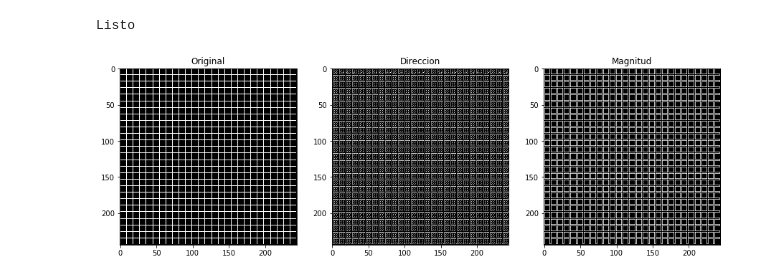
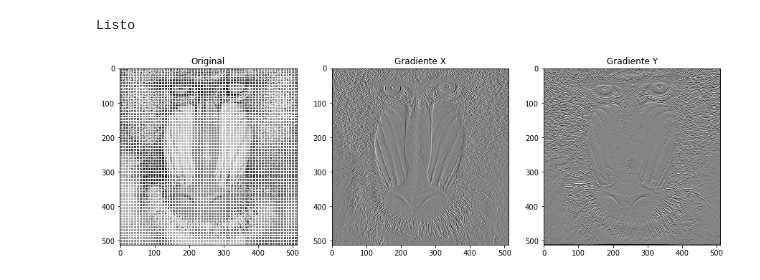
Before and after one commit to seradiazpin/MachineVisionUnal, a Jupyter notebook: Tarea11/Tarea11.ipynb, the cells around one changed output. Cells and saved outputs as stored; diff of their text form; code cells hidden in the pictures.

```diff
--- a/Tarea11/Tarea11.ipynb
+++ b/Tarea11/Tarea11.ipynb
@@ -23,40 +44,33 @@ from IPython.display import Image
 import numpy as np
 from matplotlib import pyplot as plt
 from __future__ import division
-img = cv2.imread('Fig/face.png',0)
-
+from numpy import linalg as LA
+img = cv2.imread('Fig/baboon.png',0)
+img_grid = np.zeros_like(img);
 
 print "Listo"
 # %% [output]
 Listo
 # %%
-def divide_img(img,r):
-    w,h = img.shape
-    sec = []
-    for i in range(0,w-1,r):
-        for j in range(0,h-1,r):
-            img[j, i:i+r]= 255
-            img[j:j+r, i] = 255
-            sec.append(img[j:j+r, i:i+r])
-    return sec
-img_sec = divide_img(img,9)
-
-
-img = np.float32(img) / 255.0
-"""
-plt.figure(1,figsize=(15,5))
-for i in range(len(img_sec)):
-    plt.subplot(191+i), plt.imshow(img_sec[i], cmap=plt.cm.gray), plt.title('Original'+str(i))
-plt.show()
-"""
+img_grid = np.zeros_like(img);
 gx = cv2.Sobel(img, cv2.CV_32F, 1, 0, ksize=1)
 gy = cv2.Sobel(img, cv2.CV_32F, 0, 1, ksize=1)
 mag, angle = cv2.cartToPolar(gx, gy, angleInDegrees=True)
 
-plt.figure(2,figsize=(15,5))
-plt.subplot(131), plt.imshow(img, cmap=plt.cm.gray), plt.title('Original')
-plt.subplot(132), plt.imshow(angle, cmap=plt.cm.gray), plt.title('Direccion')
-plt.subplot(133), plt.imshow(mag, cmap=plt.cm.gray), plt.title('Magnitud')
+
+def divide_img():
+    w,h = img_grid.shape
+    sec = []
+    for i in range(0,w,8):
+        for j in range(0,h,8):
+            img_grid[i:i+2,:]=255
+            img_grid[:,i:i+2]= 255
+divide_img()
+
+plt.figure(1,figsize=(15,5))
+plt.subplot(131), plt.imshow(cv2.add(img,img_grid), cmap=plt.cm.gray), plt.title('Original')
+plt.subplot(132), plt.imshow(gx, cmap=plt.cm.gray), plt.title('Gradiente X')
+plt.subplot(133), plt.imshow(gy, cmap=plt.cm.gray), plt.title('Gradiente Y')
 plt.show()
 # %% [output]
-[figure, old version]
+[figure, new version]
```
Also changed, not shown: parts of 5 cells of this notebook, 12 other files.
